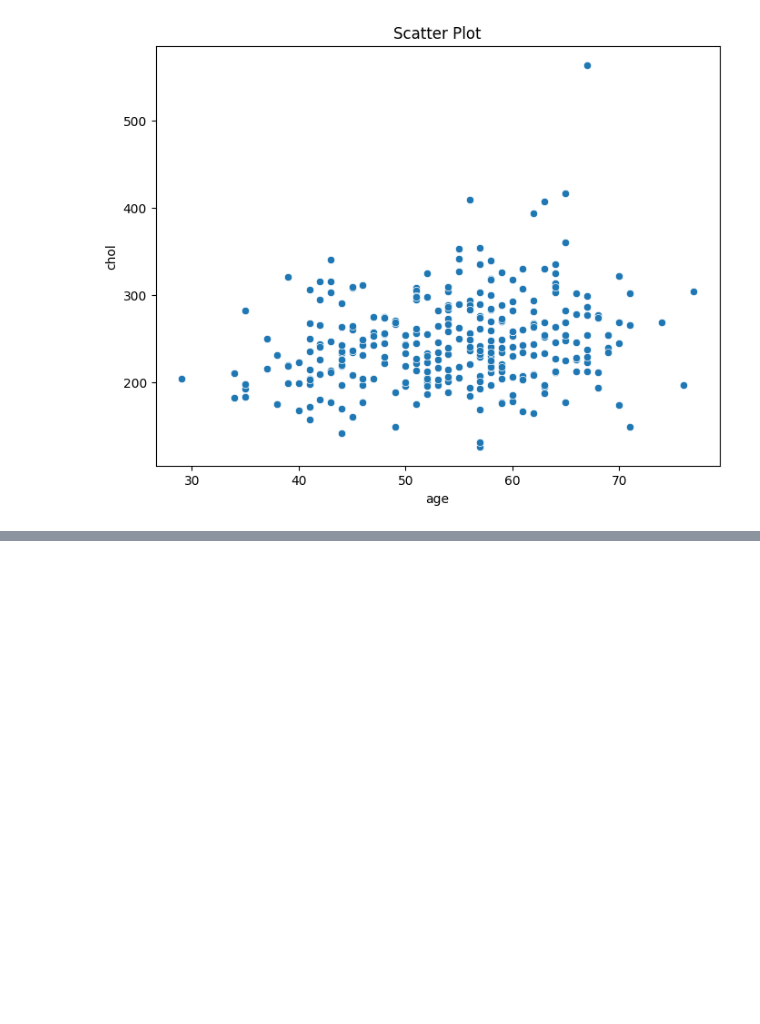
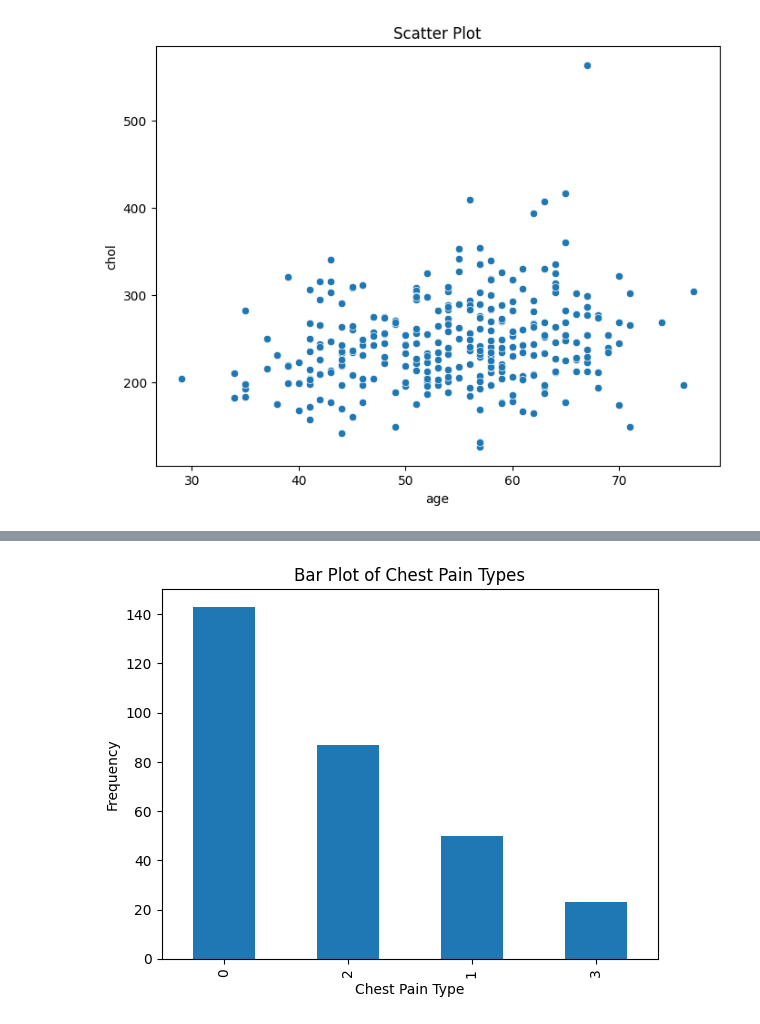
Before and after one commit to MarriRohan/DATA-MINING, a Jupyter notebook: Lab2.ipynb, the cells around one changed output, grey strips where cells are left out. Cells and saved outputs as stored; diff of their text form; code cells hidden in the pictures; blank space fills up the shorter version.

```diff
--- a/Lab2.ipynb
+++ b/Lab2.ipynb
@@ -151,0 +189,11 @@ plt.show()
+# %%
+
+cp_counts = df['cp'].value_counts()
+cp_counts.plot(kind='bar')
+
+plt.xlabel("Chest Pain Type")
+plt.ylabel("Frequency")
+plt.title("Bar Plot of Chest Pain Types")
+plt.show()
+# %% [output]
+[figure, added]
```
Also changed, not shown: parts of 5 cells of this notebook.
